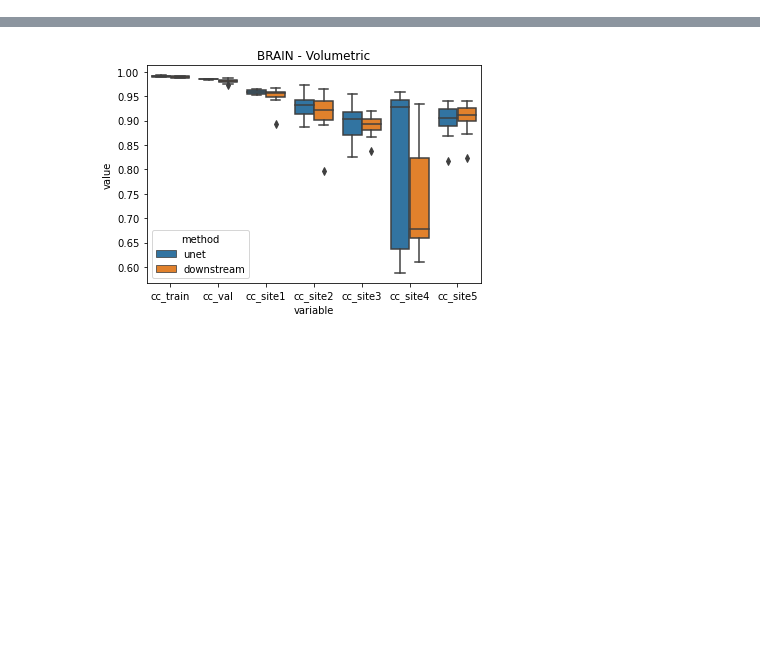
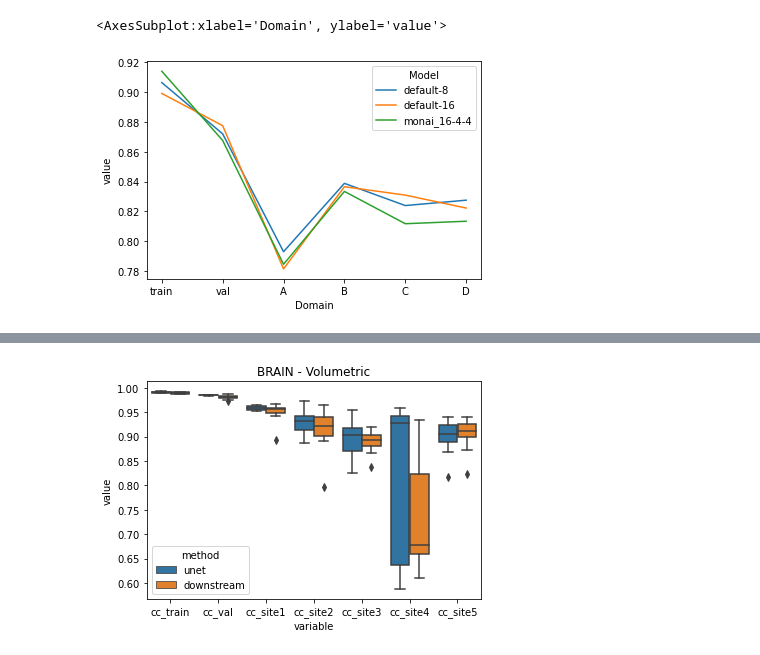
Before and after one commit to MedVisBonn/Segmentation-Distortion, a Jupyter notebook: src/demos/dice-test.ipynb, the cells around one changed output, grey strips where cells are left out. Drawn from its saved outputs; the diff is of its cells as text; code cells hidden in the pictures; blank space fills up the shorter version.

```diff
--- a/src/demos/dice-test.ipynb
+++ b/src/demos/dice-test.ipynb
@@ -5,0 +58,5 @@ import seaborn as sns
+# %%
+sns.lineplot(data=df[df['Data']=='heart'], x='Domain', y='value', hue='Model', markers='+')
+# %% [output]
+<AxesSubplot:xlabel='Domain', ylabel='value'>
+[figure, added]
```
Also changed, not shown: parts of 11 cells of this notebook, 32 other files.
